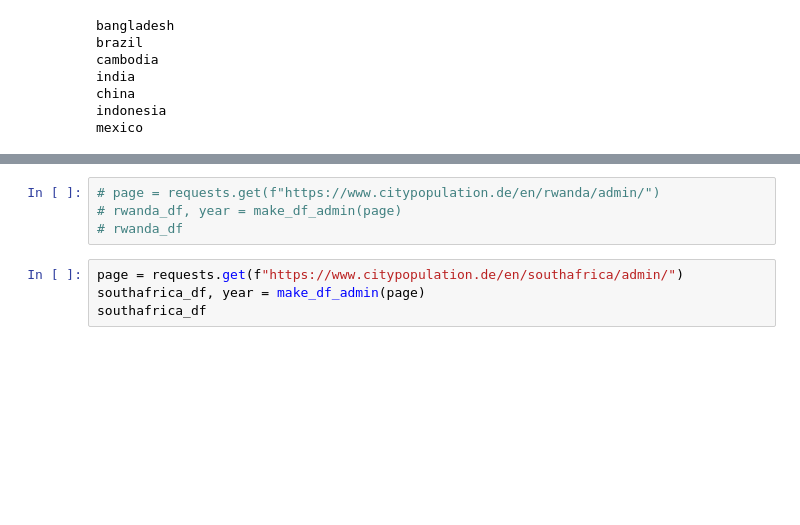
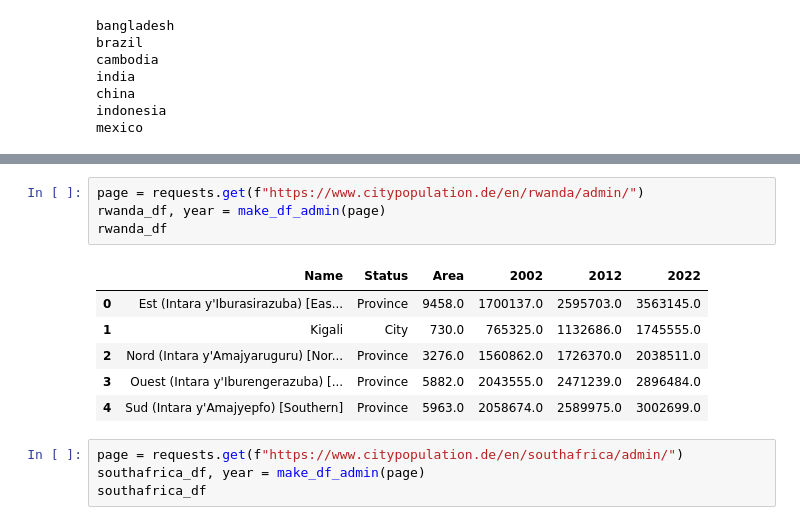
Before and after one commit to CabooseExia/Geospatial-practice, a Jupyter notebook: citypopulation_webscraper.ipynb, the cells around one changed output, grey strips where cells are left out. Saved outputs shown, nothing was run; the diff lists cells and outputs as text; blank space fills up the shorter version.

```diff
--- a/citypopulation_webscraper.ipynb
+++ b/citypopulation_webscraper.ipynb
@@ -366,7 +401,14 @@ mexico
 # %%
-# page = requests.get(f"https://www.citypopulation.de/en/rwanda/admin/")
-# rwanda_df, year = make_df_admin(page)
-# rwanda_df
+page = requests.get(f"https://www.citypopulation.de/en/rwanda/admin/")
+rwanda_df, year = make_df_admin(page)
+rwanda_df
+# %% [output]
+|  | Name | Status | Area | 2002 | 2012 | 2022 |
+| 0 | Est (Intara y'Iburasirazuba) [Eas... | Province | 9458.0 | 1700137.0 | 2595703.0 | 3563145.0 |
+| 1 | Kigali | City | 730.0 | 765325.0 | 1132686.0 | 1745555.0 |
+| 2 | Nord (Intara y'Amajyaruguru) [Nor... | Province | 3276.0 | 1560862.0 | 1726370.0 | 2038511.0 |
+| 3 | Ouest (Intara y'Iburengerazuba) [... | Province | 5882.0 | 2043555.0 | 2471239.0 | 2896484.0 |
+| 4 | Sud (Intara y'Amajyepfo) [Southern] | Province | 5963.0 | 2058674.0 | 2589975.0 | 3002699.0 |
 # %%
 page = requests.get(f"https://www.citypopulation.de/en/southafrica/admin/")
 southafrica_df, year = make_df_admin(page)
```
Also changed, not shown: parts of 4 cells of this notebook.
